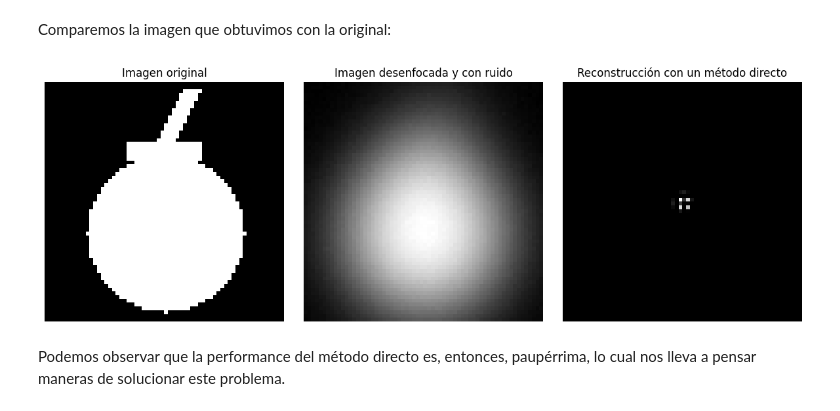
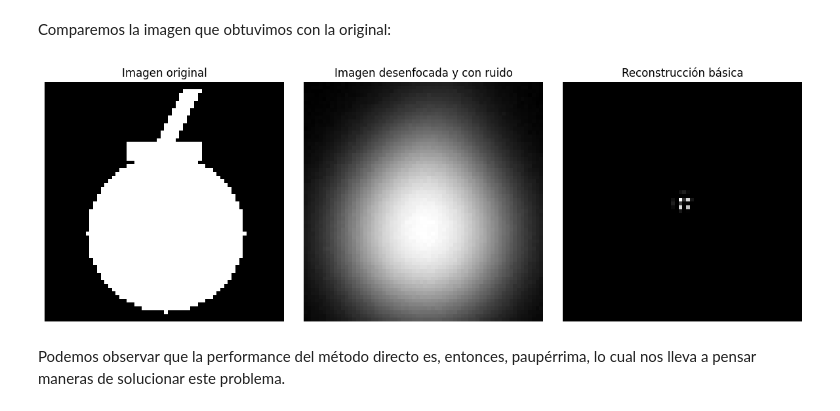
Before and after one commit to faustomartinez/trabajo-problemas-inversos, a Jupyter notebook: codigo.ipynb, the cells around one changed output. Cells and saved outputs as stored; diff of their text form; code cells hidden in the pictures.

Commit message:
Vuelvo a modificar la imagen

```diff
--- a/codigo.ipynb
+++ b/codigo.ipynb
@@ -377,34 +377,34 @@ Comparemos la imagen que obtuvimos con la original:
 # %%
 # Hacemos subplots para hacer 2 gráficos en uno
 plt.figure(figsize=(12, 4))
 
 # Graficamos la imagen original
 plt.subplot(1, 3, 1)
 imagen_true = funciones.im(x_true, dimensiones)
 plt.imshow(imagen_true, vmin=0, vmax=np.max(imagen_true), cmap='gray')
 plt.title("Imagen original")
 plt.axis('off')
 
 # Graficamos el dato recibido
 plt.subplot(1, 3, 2)
 imagen_b_noise = funciones.im(b_noise, dimensiones)
 plt.imshow(imagen_b_noise, vmin=0, vmax=np.max(imagen_b_noise), cmap='gray')
 plt.title("Imagen desenfocada y con ruido")
 plt.axis('off')
 
 # Graficamos la reconstrucción naive
 plt.subplot(1, 3, 3)
 imagen_naive = funciones.im(x_naive, dimensiones)
 plt.imshow(imagen_naive, vmin=0, vmax=np.max(imagen_naive), cmap='gray')
-plt.title("Reconstrucción con un método directo")
+plt.title("Reconstrucción básica")
 plt.axis('off')
 
 # Mostramos
 plt.savefig("Imagenes/mate_directo.png")
 plt.tight_layout()
 plt.show()
 # %% [output]
-[figure, old version]
+[figure, new version]
 # %% [markdown]
 Podemos observar que la performance del método directo es, entonces, paupérrima, lo cual nos lleva a pensar maneras de solucionar este problema.
 # %% [markdown]
```
Also changed, not shown: 1 other file.
